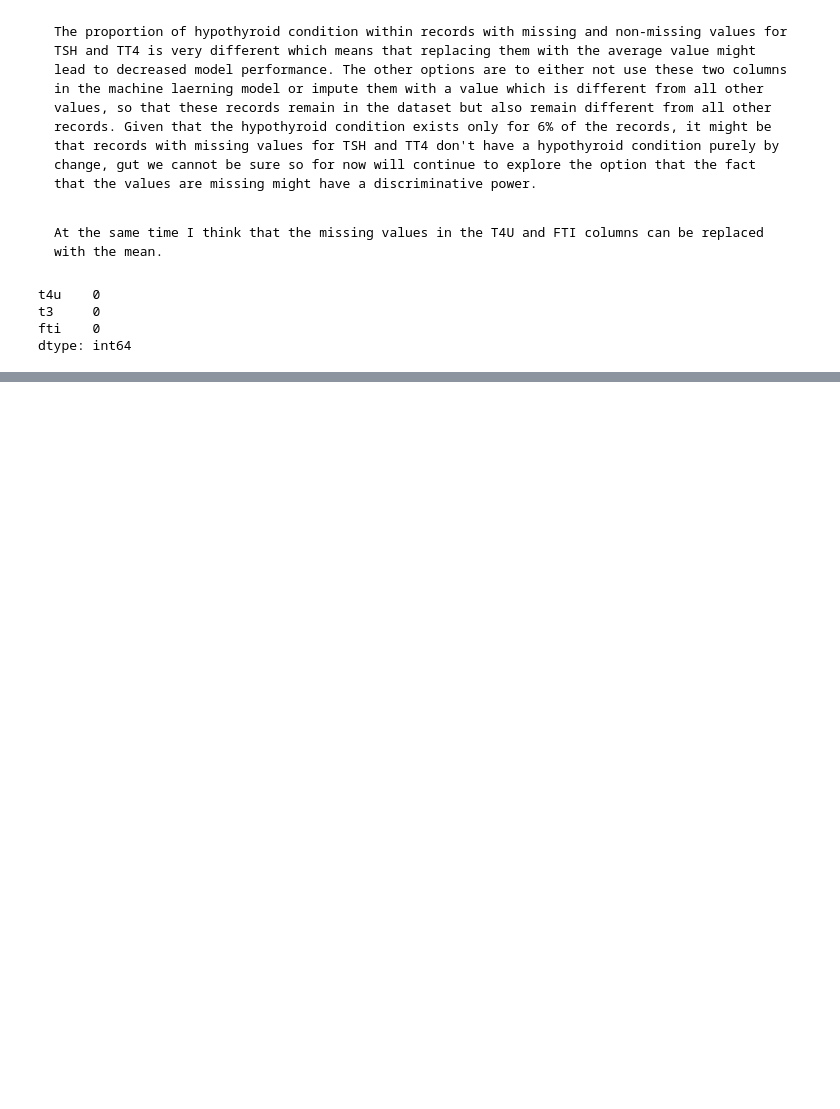
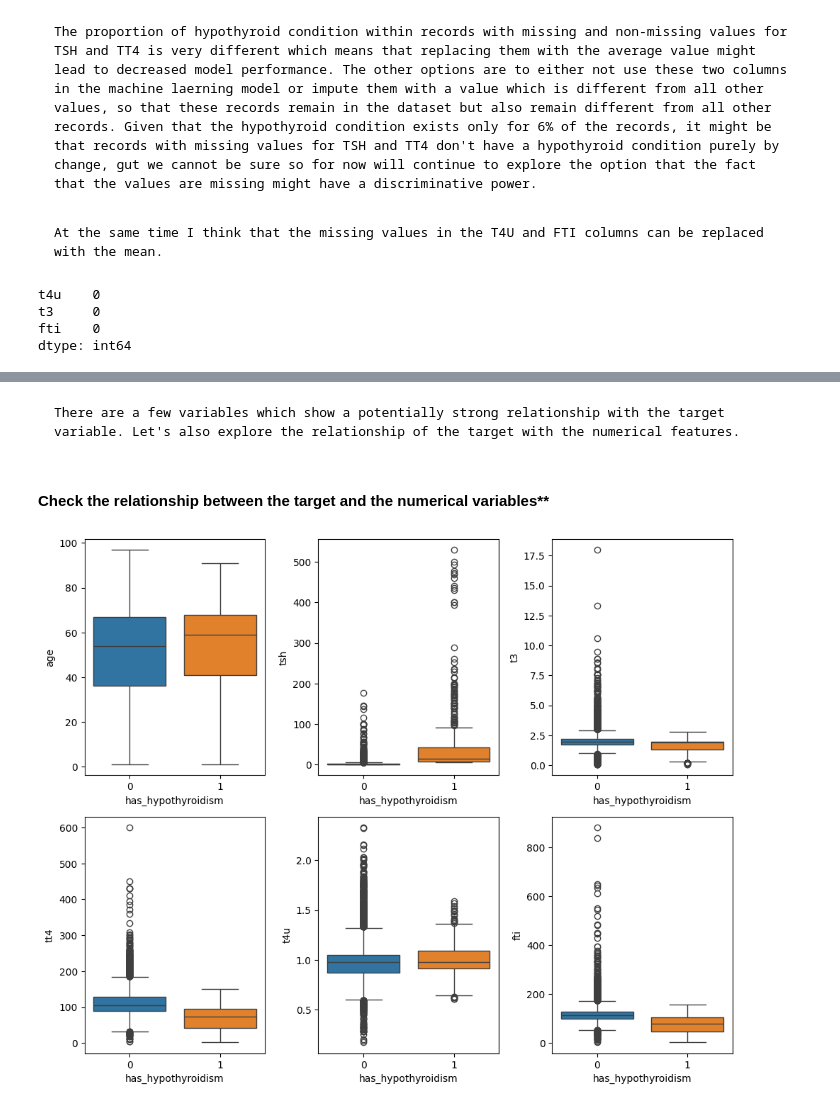
Before and after one commit to kchomakova/ai_upskill_2025_datascience, a Jupyter notebook: notebooks/Predict Hypothyroidism.ipynb, the cells around one changed output, grey strips where cells are left out. Drawn from its saved outputs; the diff is of its cells as text; code cells hidden in the pictures; blank space fills up the shorter version.

```diff
--- a/notebooks/Predict Hypothyroidism.ipynb
+++ b/notebooks/Predict Hypothyroidism.ipynb
@@ -227,6 +266,8 @@ thyroid_disease_data.head()
 | 2 | 36 | F | 0 | 0 | 0 | 0 | 0 | ... |
 | 3 | 32 | F | 0 | 0 | 0 | 0 | 0 | ... |
 | 4 | 60 | F | 0 | 0 | 0 | 0 | 0 | ... |
+# %%
+thyroid_disease_data['sex'] = np.where(thyroid_disease_data['sex'] == 'F', 1, 0)
 # %%
 generate_value_counts(thyroid_disease_data)
 # %% [output]
@@ -370,0 +443,18 @@ dtype: int64
+# %% [markdown]
+    There are a few variables which show a potentially strong relationship with the target variable. Let's also explore the relationship of the target with the numerical features.
+# %% [markdown]
+#### Check the relationship between the target and the numerical variables**
+# %%
+fig= plt.figure(figsize=(10,8))
+custom_palette = sns.color_palette()
+i = 1
+
+for col in ['age', 'tsh', 't3', 'tt4', 't4u', 'fti']:
+    fig.add_subplot(2,3,i)
+    sns.boxplot(x=thyroid_disease_data["has_hypothyroidism"], y=thyroid_disease_data[col], palette=custom_palette)
+    i+=1
+
+plt.tight_layout()
+plt.show()
+# %% [output]
+[figure, added]
```
Also changed, not shown: parts of 21 cells of this notebook.
